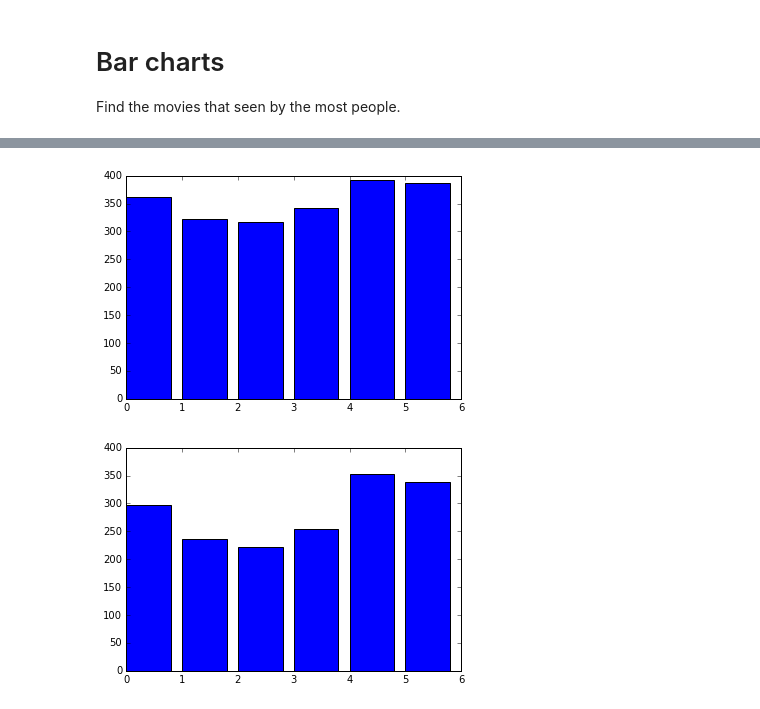
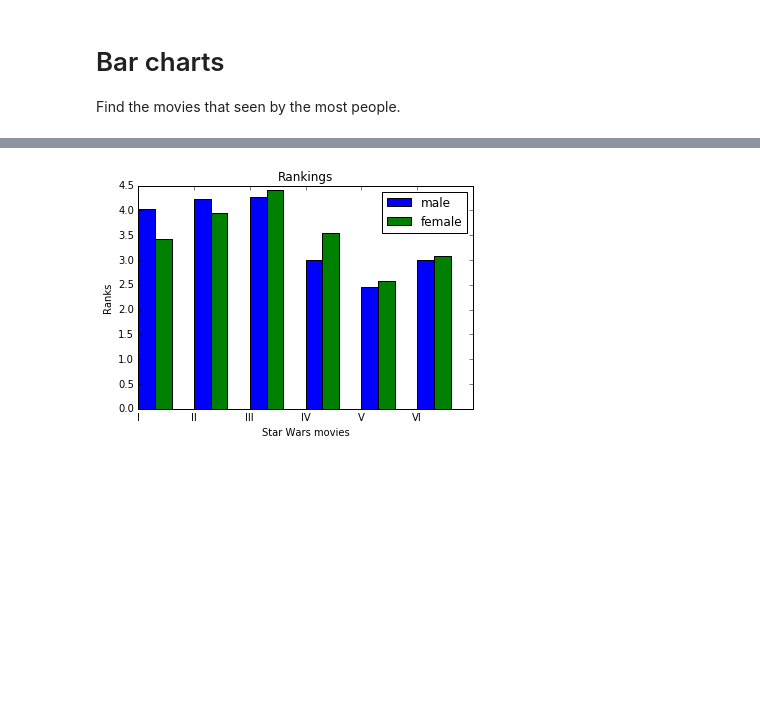
Before and after one commit to xuwenyihust/Star-Wars-Survey, a Jupyter notebook: star_wars.ipynb, the cells around one changed output, grey strips where cells are left out. Drawn from its saved outputs; the diff is of its cells as text; code cells hidden in the pictures; blank space fills up the shorter version.

```diff
--- a/star_wars.ipynb
+++ b/star_wars.ipynb
@@ -172,9 +170,14 @@ plt.show()
-# %%
-plt.bar(range(6), males[males.columns[3:9]].sum())
-plt.show()
-
-plt.bar(range(6), females[females.columns[3:9]].sum())
-plt.show()
-# %% [output]
-[figure, removed]
-[figure, removed]
+# %%
+pos_male = range(6)
+pos_female = [p + 0.3 for p in pos_male]
+plt.bar(left=pos_male, height=males[males.columns[9:15]].mean(), width=0.3, color='blue')
+plt.bar(left=pos_female, height=females[females.columns[9:15]].mean(), width=0.3, color='green')
+plt.title("Rankings")
+plt.xlabel('Star Wars movies')
+plt.ylabel('Ranks')
+plt.xticks(range(6),('I','II','III','IV','V','VI'))
+plt.legend(['male','female'], loc='upper right')
+
+plt.show()
+# %% [output]
+[figure, added]
```
Also changed, not shown: parts of 8 cells of this notebook.
